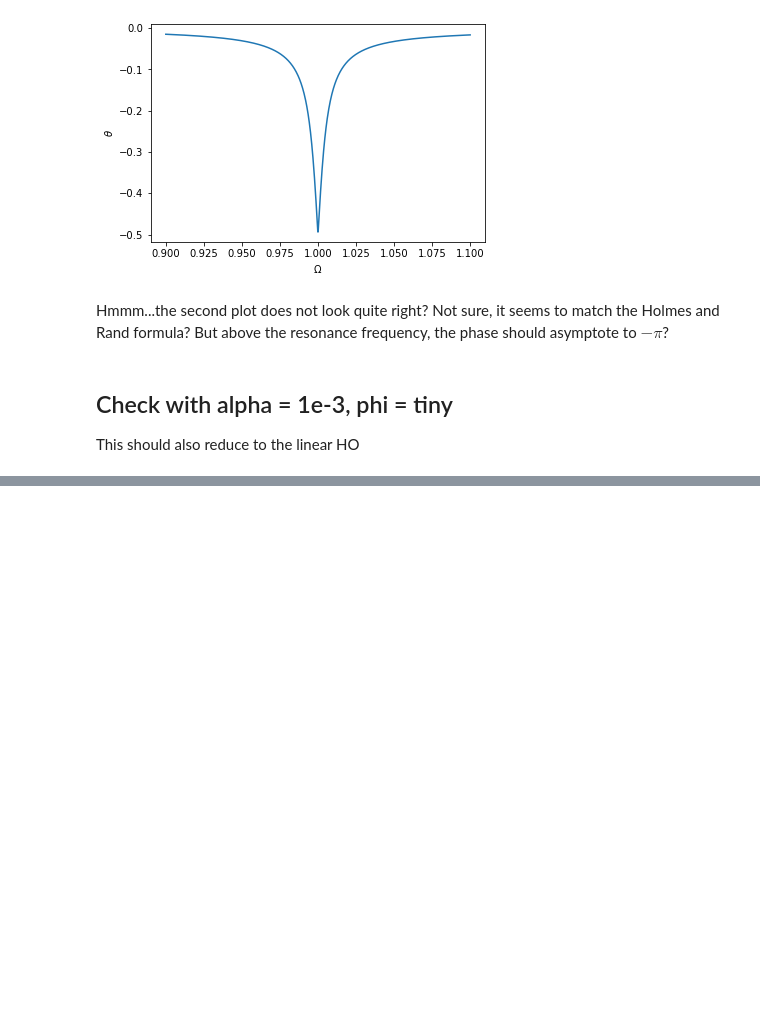
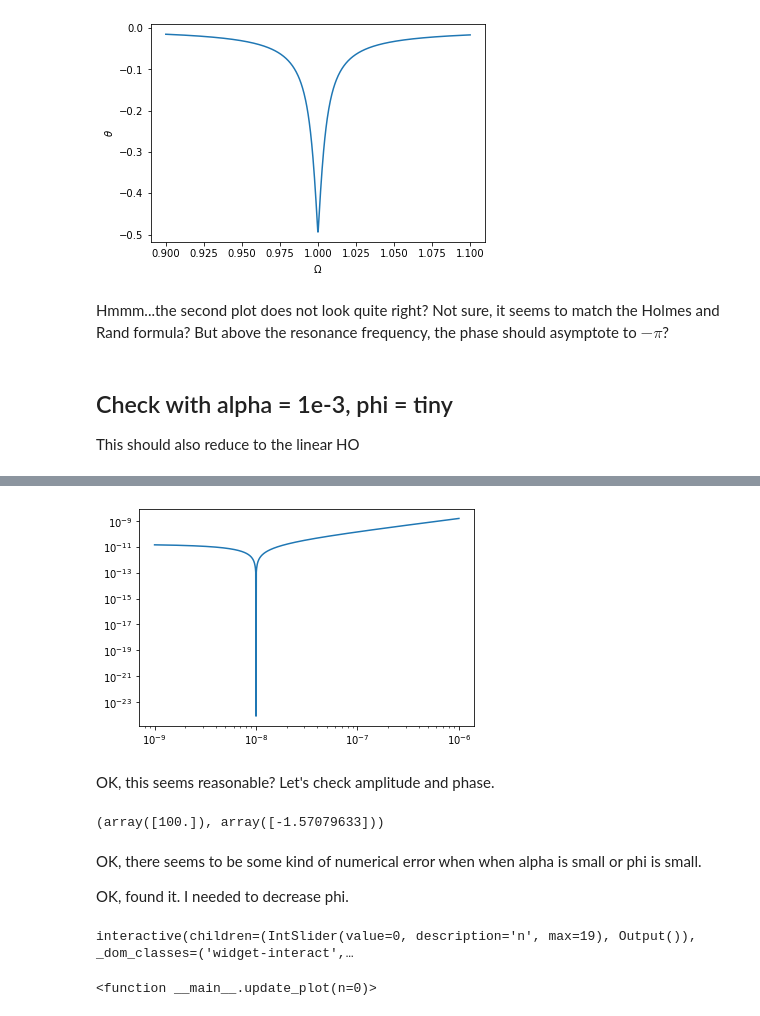
Before and after one commit to gsteele13/gary-misc-notebooks, a Jupyter notebook: Duffing Oscillator Bifurcation.ipynb, the cells around one changed output, grey strips where cells are left out. Saved outputs shown, nothing was run; the diff lists cells and outputs as text; code cells hidden in the pictures; blank space fills up the shorter version.

```diff
--- a/Duffing Oscillator Bifurcation.ipynb
+++ b/Duffing Oscillator Bifurcation.ipynb
@@ -128,0 +129,74 @@ OK, this is giving nonsense.
+# %%
+def plot_poly():
+    zeta = 0.5/Q
+    rho = 1-Omega**2
+    sigma = 2*zeta*Omega
+    p = np.zeros(4)
+    p[0] = 9*alpha**2
+    p[1] = 24*alpha*rho
+    p[2] = 16*(rho**2+sigma**2)
+    p[3] = -16*phi**2
+    poly = p[0]*y**3 + p[1]*y**2 + p[2]*y + p[3]
+    plt.plot(y,np.abs(poly))
+    plt.axhline(0,ls=":", c='grey')
+    plt.xscale('log')
+    plt.yscale('log')
+# %%
+Q = 100
+alpha = 0.3
+phi = 1e-6
+Omega = 1
+
+y = np.geomspace(1e-9,1e-6,1000)
+plot_poly()
+# %% [output]
+[figure, added]
+# %% [markdown]
+OK, this seems reasonable? Let's check amplitude and phase.
+# %%
+find_amp_phase(Omega,phi,Q,alpha)
+# %% [output]
+(array([100.]), array([-1.57079633]))
+# %% [markdown]
+OK, there seems to be some kind of numerical error when when alpha is small or phi is small.
+
+OK, found it. I needed to decrease phi.
+# %%
+from ipywidgets import interact
+
+phi_ind = np.geomspace(1e-4,1e-1,20)
+
+def update_plot(n=0):
+    phi = phi_ind[n]
+    Omega = np.linspace(0.8,1.2,1000)
+    alpha = 0.1
+    Q = 100
+    A = []
+    theta = []
+    for O in Omega:
+        a,t = find_amp_phase(O,phi,Q,alpha)
+        A.append(a)
+        theta.append(t)
+    A = np.array(A)
+    theta = np.array(theta)
+    plt.subplots(figsize=(15,4))
+    plt.subplot(121)
+    for i in range(3):
+        plt.plot(Omega,np.real(A[:,i]))
+    plt.xlabel("$\Omega$")
+    plt.ylabel("Real part of $A$")
+    plt.yscale('log')
+    plt.axhline(0,ls=":",c="grey")
+    plt.axvline(1,ls=":",c="grey")
+    plt.subplot(122)
+    plt.plot(Omega,np.imag(A))
+    plt.xlabel("$\Omega$")
+    plt.ylabel("Imag part of $A$")
+    plt.axhline(0,ls=":",c="grey")
+    plt.axvline(1,ls=":",c="grey")
+    plt.show()
+
+interact(update_plot, n = (0,len(phi_ind)-1,1))
+# %% [output]
+interactive(children=(IntSlider(value=0, description='n', max=19), Output()), _dom_classes=('widget-interact',…
+<function __main__.update_plot(n=0)>
```
Also changed, not shown: parts of 3 cells of this notebook, 1 other file.
